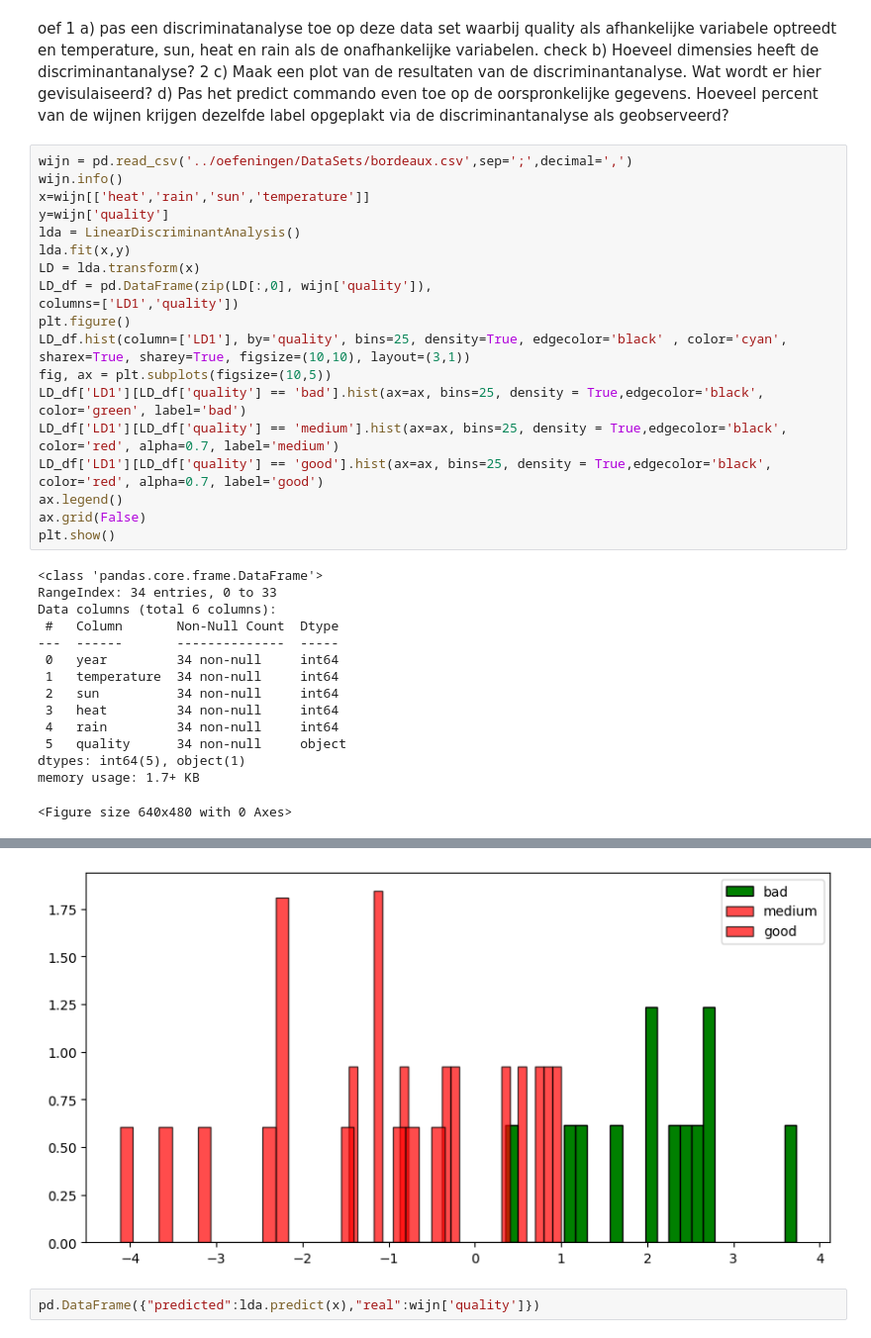
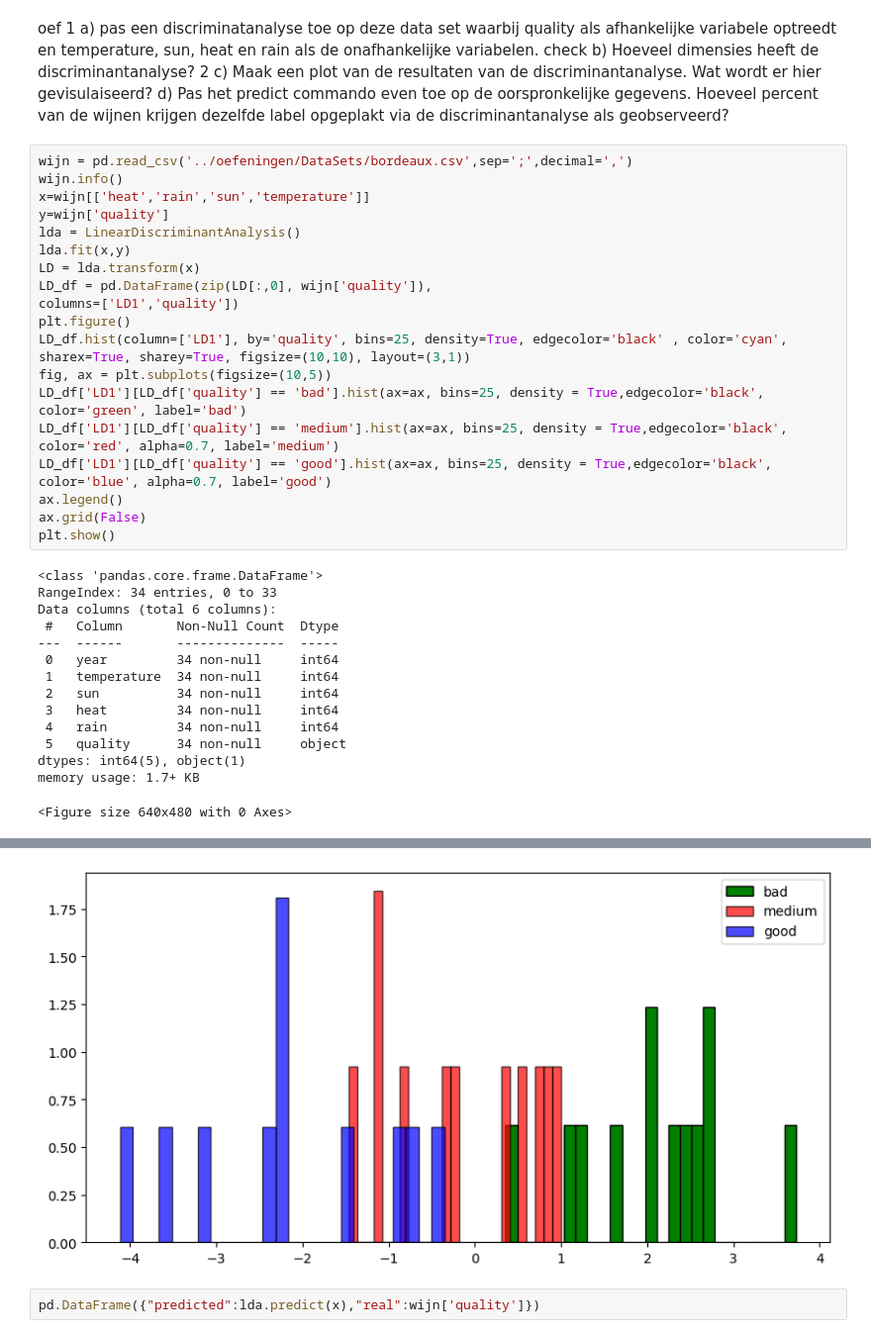
Before and after one commit to robski27/datascience, a Jupyter notebook: examenp4/oefeningen_dyscriminant_analyse.ipynb, the cells around one changed output, grey strips where cells are left out. Shown at 99% size. Cells and saved outputs as stored; diff of their text form.

```diff
--- a/examenp4/oefeningen_dyscriminant_analyse.ipynb
+++ b/examenp4/oefeningen_dyscriminant_analyse.ipynb
@@ -74,35 +100,35 @@ x=wijn[['heat','rain','sun','temperature']]
 y=wijn['quality']
 lda = LinearDiscriminantAnalysis()
 lda.fit(x,y)
 LD = lda.transform(x)
 LD_df = pd.DataFrame(zip(LD[:,0], wijn['quality']),
 columns=['LD1','quality'])
 plt.figure()
 LD_df.hist(column=['LD1'], by='quality', bins=25, density=True, edgecolor='black' , color='cyan', sharex=True, sharey=True, figsize=(10,10), layout=(3,1))
 fig, ax = plt.subplots(figsize=(10,5))
 LD_df['LD1'][LD_df['quality'] == 'bad'].hist(ax=ax, bins=25, density = True,edgecolor='black', color='green', label='bad')
 LD_df['LD1'][LD_df['quality'] == 'medium'].hist(ax=ax, bins=25, density = True,edgecolor='black', color='red', alpha=0.7, label='medium')
-LD_df['LD1'][LD_df['quality'] == 'good'].hist(ax=ax, bins=25, density = True,edgecolor='black', color='red', alpha=0.7, label='good')
+LD_df['LD1'][LD_df['quality'] == 'good'].hist(ax=ax, bins=25, density = True,edgecolor='black', color='blue', alpha=0.7, label='good')
 ax.legend()
 ax.grid(False)
 plt.show()
 # %% [output]
 <class 'pandas.core.frame.DataFrame'>
 RangeIndex: 34 entries, 0 to 33
 Data columns (total 6 columns):
  #   Column       Non-Null Count  Dtype
 ---  ------       --------------  -----
  0   year         34 non-null     int64
  1   temperature  34 non-null     int64
  2   sun          34 non-null     int64
  3   heat         34 non-null     int64
  4   rain         34 non-null     int64
  5   quality      34 non-null     object
 dtypes: int64(5), object(1)
 memory usage: 1.7+ KB
 <Figure size 640x480 with 0 Axes>
 [figure]
-[figure, old version]
+[figure, new version]
 # %%
 pd.DataFrame({"predicted":lda.predict(x),"real":wijn['quality']})
 # %% [output]
```
Also changed, not shown: parts of 2 cells of this notebook, 1 other file.
